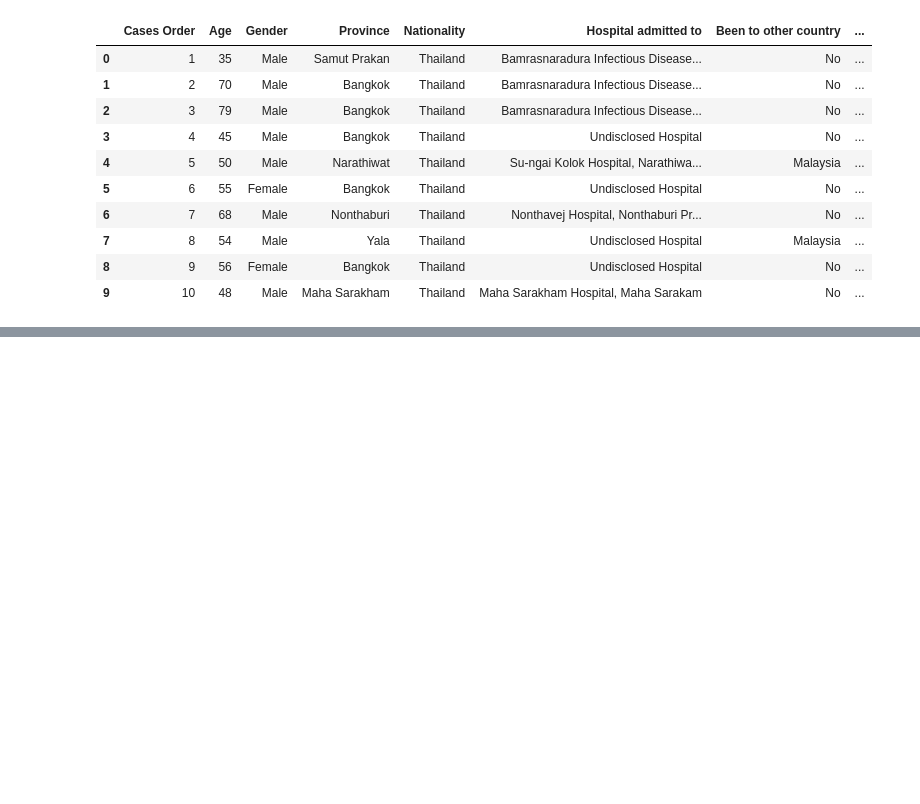
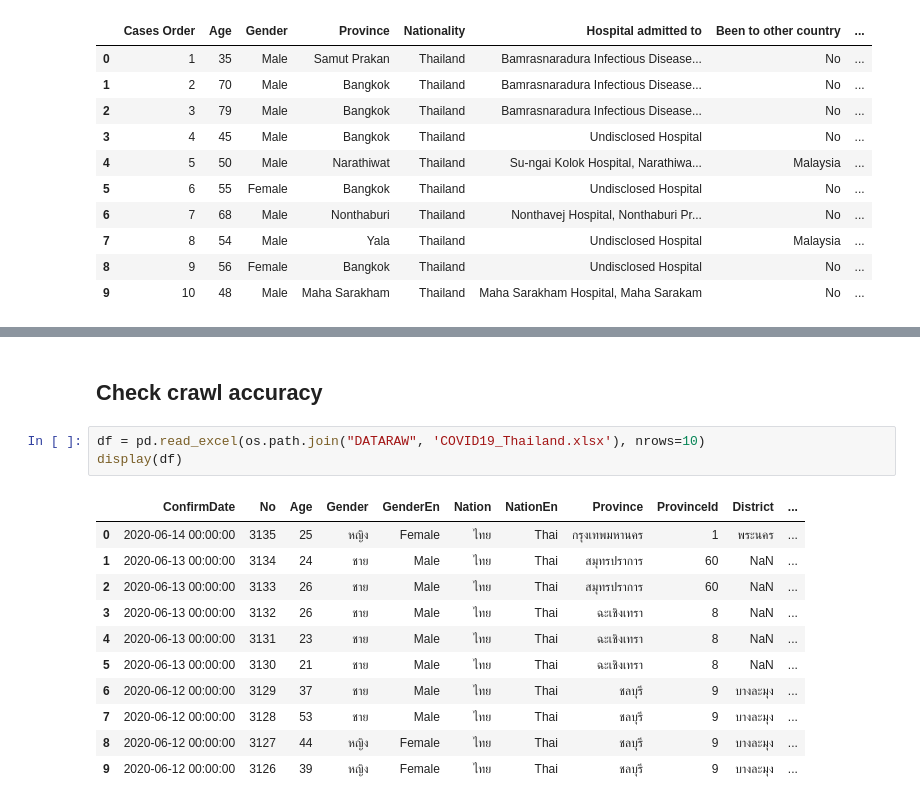
Before and after one commit to HAPRIvn/Open-Access-Data, a Jupyter notebook: Scripts/(1)COVID19_Data_Get.ipynb, the cells around one changed output, grey strips where cells are left out. Drawn from its saved outputs; the diff is of its cells as text; blank space fills up the shorter version.

```diff
--- a/Scripts/(1)COVID19_Data_Get.ipynb
+++ b/Scripts/(1)COVID19_Data_Get.ipynb
@@ -133,0 +167,17 @@ display(df)
+# %% [markdown]
+## Check crawl accuracy
+# %%
+df = pd.read_excel(os.path.join("DATARAW", 'COVID19_Thailand.xlsx'), nrows=10)
+display(df)
+# %% [output]
+|  | ConfirmDate | No | Age | Gender | GenderEn | Nation | NationEn | Province | ProvinceId | District | ... |
+| 0 | 2020-06-14 00:00:00 | 3135 | 25 | หญิง | Female | ไทย | Thai | กรุงเทพมหานคร | 1 | พระนคร | ... |
+| 1 | 2020-06-13 00:00:00 | 3134 | 24 | ชาย | Male | ไทย | Thai | สมุทรปราการ | 60 | NaN | ... |
+| 2 | 2020-06-13 00:00:00 | 3133 | 26 | ชาย | Male | ไทย | Thai | สมุทรปราการ | 60 | NaN | ... |
+| 3 | 2020-06-13 00:00:00 | 3132 | 26 | ชาย | Male | ไทย | Thai | ฉะเชิงเทรา | 8 | NaN | ... |
+| 4 | 2020-06-13 00:00:00 | 3131 | 23 | ชาย | Male | ไทย | Thai | ฉะเชิงเทรา | 8 | NaN | ... |
+| 5 | 2020-06-13 00:00:00 | 3130 | 21 | ชาย | Male | ไทย | Thai | ฉะเชิงเทรา | 8 | NaN | ... |
+| 6 | 2020-06-12 00:00:00 | 3129 | 37 | ชาย | Male | ไทย | Thai | ชลบุรี | 9 | บางละมุง | ... |
+| 7 | 2020-06-12 00:00:00 | 3128 | 53 | ชาย | Male | ไทย | Thai | ชลบุรี | 9 | บางละมุง | ... |
+| 8 | 2020-06-12 00:00:00 | 3127 | 44 | หญิง | Female | ไทย | Thai | ชลบุรี | 9 | บางละมุง | ... |
+| 9 | 2020-06-12 00:00:00 | 3126 | 39 | หญิง | Female | ไทย | Thai | ชลบุรี | 9 | บางละมุง | ... |
```
Also changed, not shown: parts of 29 cells of this notebook, 15 other files.
